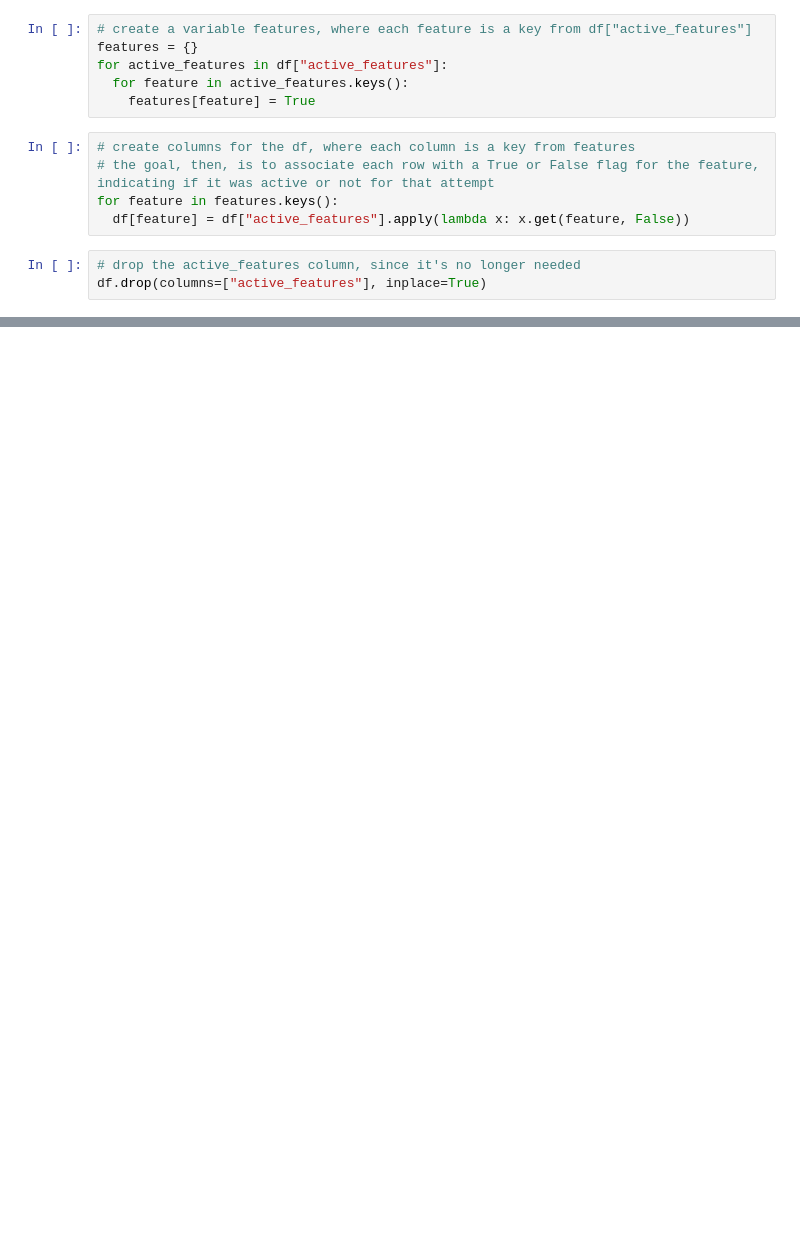
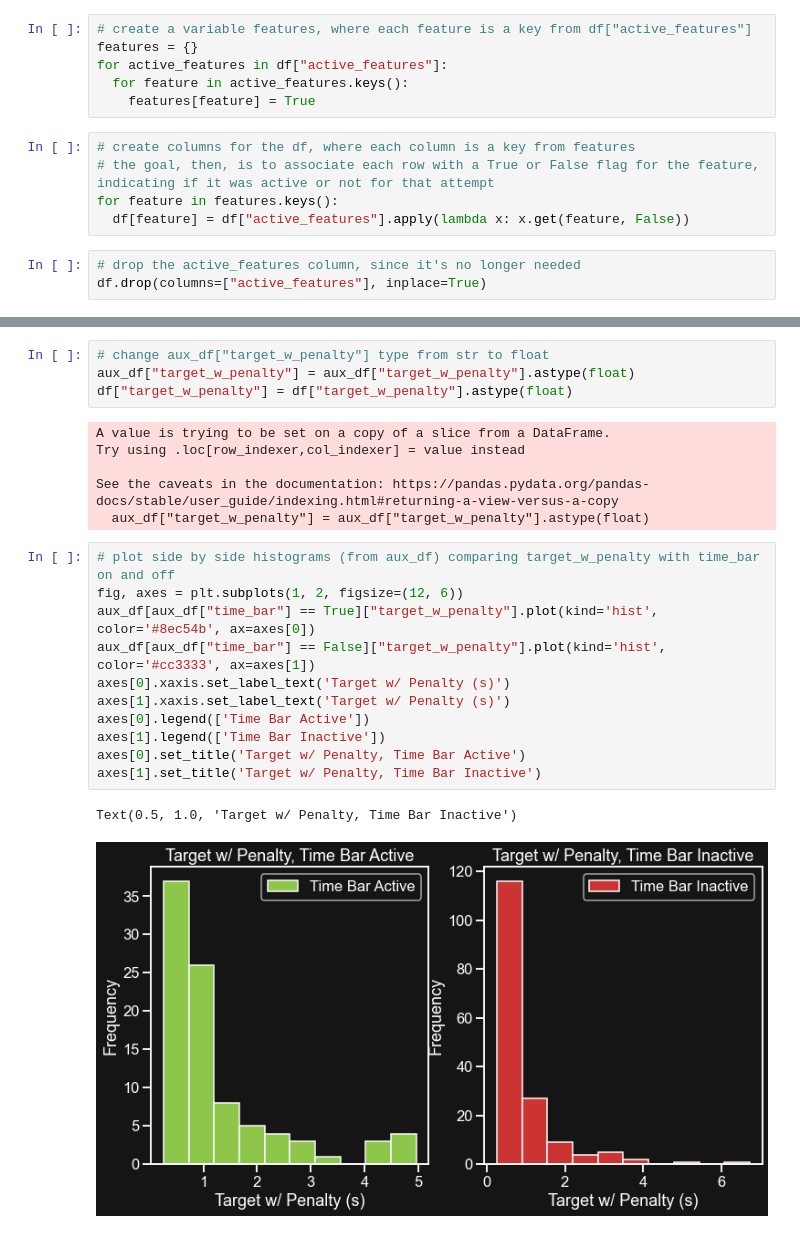
Before and after one commit to fixe-exclamation-mark/bake-off-2-ipm, a Jupyter notebook: stats.ipynb, the cells around one changed output, grey strips where cells are left out. Cells and saved outputs as stored; diff of their text form; blank space fills up the shorter version.

```diff
--- a/stats.ipynb
+++ b/stats.ipynb
@@ -157,0 +178,24 @@ for feature in features.keys():
+# %%
+# change aux_df["target_w_penalty"] type from str to float
+aux_df["target_w_penalty"] = aux_df["target_w_penalty"].astype(float)
+df["target_w_penalty"] = df["target_w_penalty"].astype(float)
+# %% [output]
+A value is trying to be set on a copy of a slice from a DataFrame.
+Try using .loc[row_indexer,col_indexer] = value instead
+
+See the caveats in the documentation: https://pandas.pydata.org/pandas-docs/stable/user_guide/indexing.html#returning-a-view-versus-a-copy
+  aux_df["target_w_penalty"] = aux_df["target_w_penalty"].astype(float)
+# %%
+# plot side by side histograms (from aux_df) comparing target_w_penalty with time_bar on and off
+fig, axes = plt.subplots(1, 2, figsize=(12, 6))
+aux_df[aux_df["time_bar"] == True]["target_w_penalty"].plot(kind='hist', color='#8ec54b', ax=axes[0])
+aux_df[aux_df["time_bar"] == False]["target_w_penalty"].plot(kind='hist', color='#cc3333', ax=axes[1])
+axes[0].xaxis.set_label_text('Target w/ Penalty (s)')
+axes[1].xaxis.set_label_text('Target w/ Penalty (s)')
+axes[0].legend(['Time Bar Active'])
+axes[1].legend(['Time Bar Inactive'])
+axes[0].set_title('Target w/ Penalty, Time Bar Active')
+axes[1].set_title('Target w/ Penalty, Time Bar Inactive')
+# %% [output]
+Text(0.5, 1.0, 'Target w/ Penalty, Time Bar Inactive')
+[figure, added]
```
Also changed, not shown: parts of 7 cells of this notebook, 1 other file.
